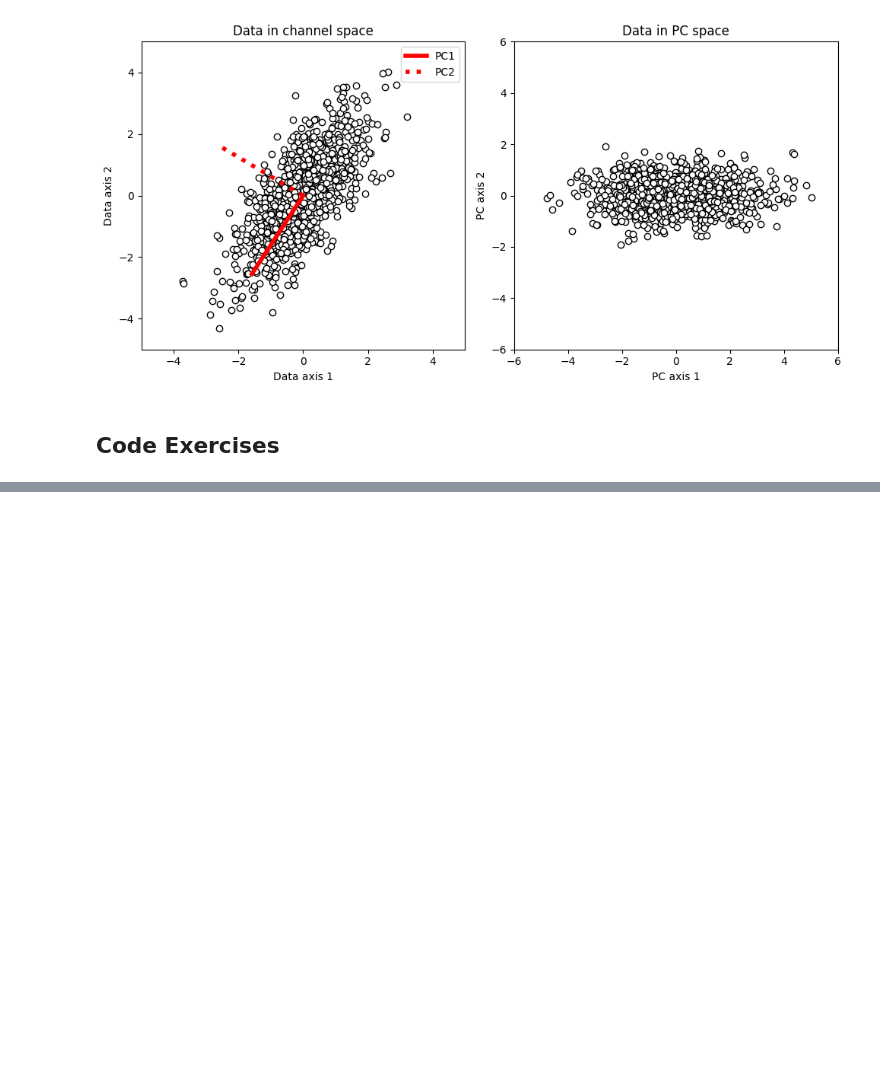
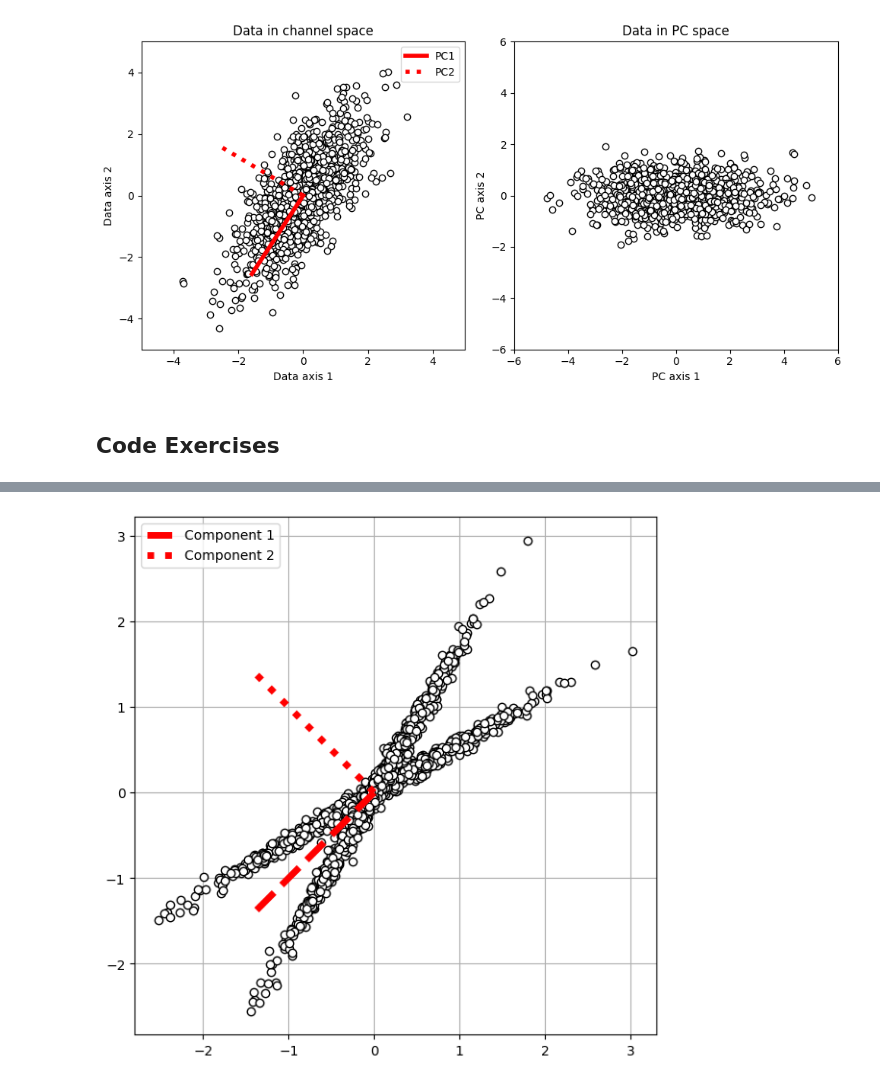
Before and after one commit to MiesnerJacob/practical-linear-algebra-for-data-science, a Jupyter notebook: 15-eigendecomposition-and-svd-applications.ipynb, the cells around one changed output, grey strips where cells are left out. Saved outputs shown, nothing was run; the diff lists cells and outputs as text; code cells hidden in the pictures; blank space fills up the shorter version.

```diff
--- a/15-eigendecomposition-and-svd-applications.ipynb
+++ b/15-eigendecomposition-and-svd-applications.ipynb
@@ -200,3 +321,58 @@ First two eigenvalues:
+# %%
+# Exercise 15-4 (Exploring the Limits of Principal Component Analysis)
+
+# Generate data
+data_matrix_x = np.hstack((np.random.randn(1000, 1), 0.05 * np.random.randn(1000, 1)))
+
+# Rotation matrices
+theta_1 = -np.pi / 6
+rotation_matrix_1 = np.array([
+    [np.cos(theta_1), -np.sin(theta_1)],
+    [np.sin(theta_1), np.cos(theta_1)]
+])
+
+theta_2 = -np.pi / 3
+rotation_matrix_2 = np.array([
+    [np.cos(theta_2), -np.sin(theta_2)],
+    [np.sin(theta_2), np.cos(theta_2)]
+])
+
+# Create the data
+data_matrix_X = np.vstack((data_matrix_x @ rotation_matrix_1, data_matrix_x @ rotation_matrix_2))
+
+# PCA via SVD
+U, singular_values, Vt = np.linalg.svd(data_matrix_X - np.mean(data_matrix_X, axis=0, keepdims=True))
+
+# Convert singular values into eigenvalues (optional)
+eigenvalues = singular_values ** 2 / (data_matrix_X.shape[0] - 1)
+
+# Up-scale the singular vectors for visualization (optional)
+Vt *= 2
+
+# Plot the data and eigenvectors
+plt.figure(figsize=(7, 7))
+
+# Plot the data
+plt.plot(data_matrix_X[:, 0], data_matrix_X[:, 1], 'ko', markerfacecolor='w')
+
+# Plot the eigenvectors
+plt.plot([0, Vt[0, 0]], [0, Vt[1, 0]], 'r--', linewidth=5, label='Component 1')
+plt.plot([0, Vt[0, 1]], [0, Vt[1, 1]], 'r:', linewidth=5, label='Component 2')
+
+# Add legend and grid
+plt.legend()
+plt.grid()
+
+# Save and show the plot
+plt.show()
+
+# Notes:
+# 1. PCA identifies the directions (principal components) in which the variance of the data is maximized.
+# 2. The two principal components (shown as red lines) are orthogonal and indicate the directions of maximum variance.
+# 3. However, PCA is sensitive to the scaling of the data. If features are on different scales, PCA might give more importance to features with higher variance.
+# 4. In this example, the rotation matrices create clusters with different orientations, but PCA still finds global directions of variance, which may not align with the individual clusters' orientations.
+# %% [output]
+[figure, added]
 # %%
 # Exercise 15-5 (Creating a 2D dataset for performing Linear Discriminant Analysis)
 # %%
```
Also changed, not shown: parts of 7 cells of this notebook.
